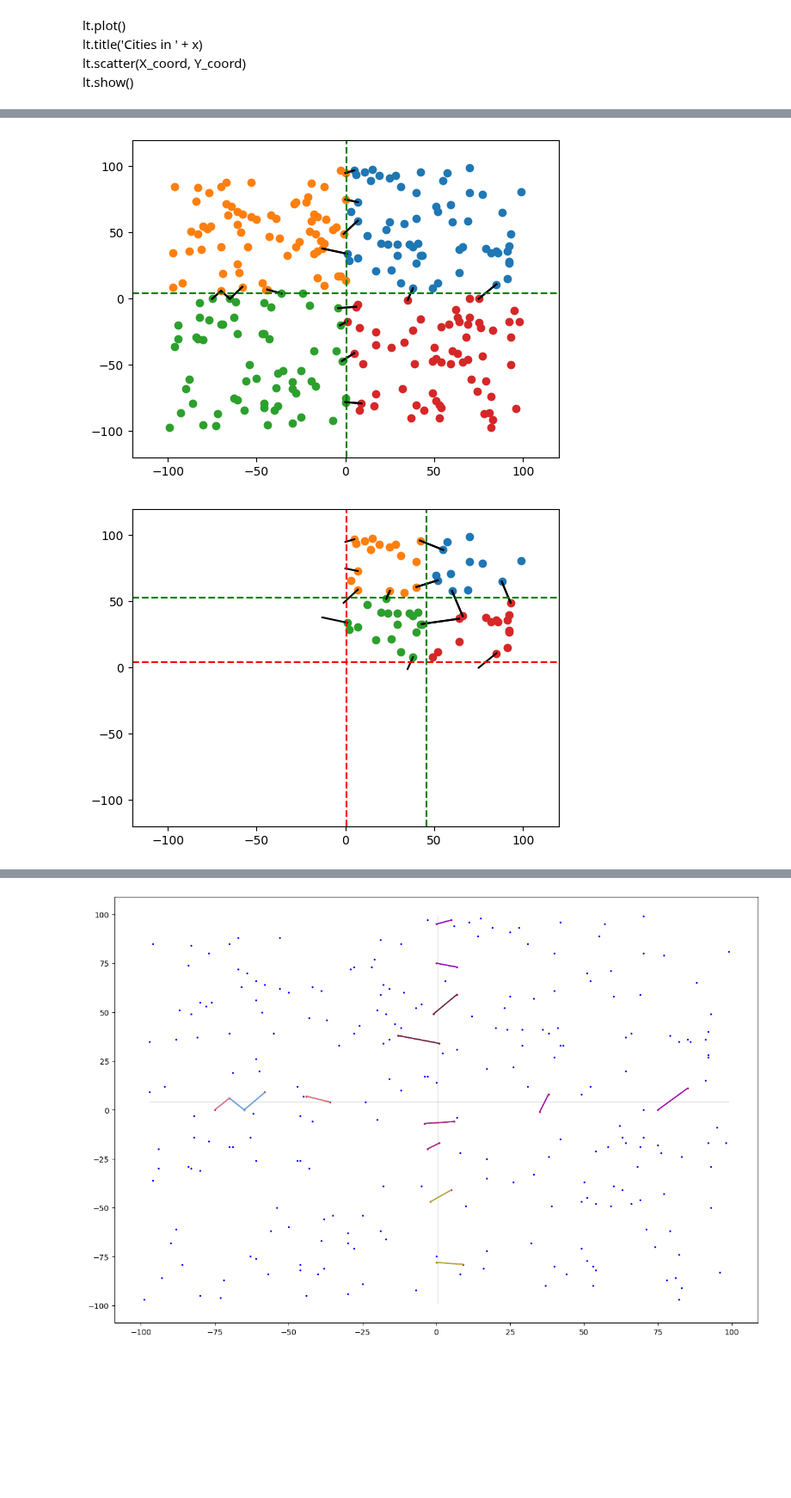
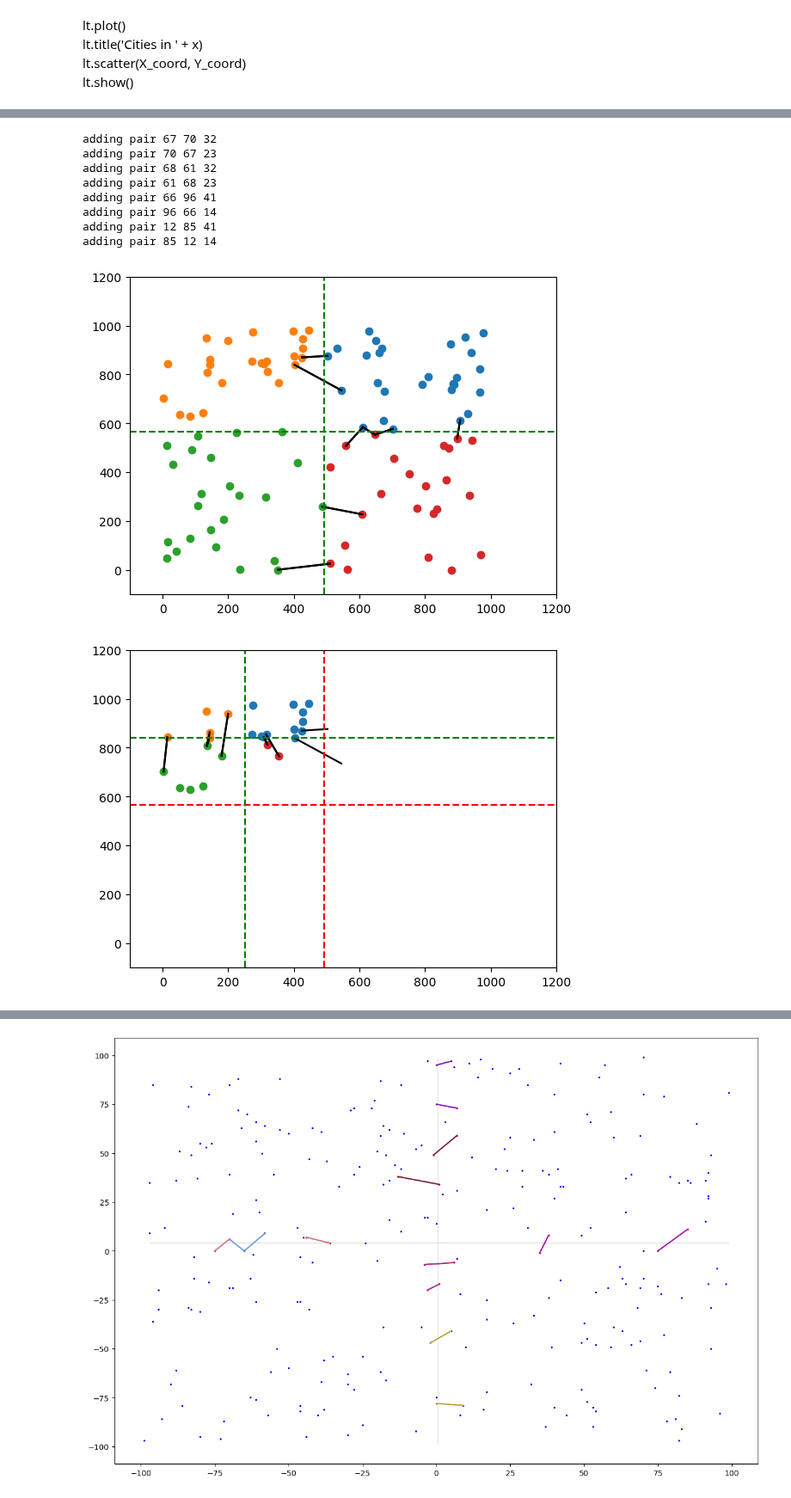
Before and after one commit to sangmin-yoo/TAXI, a Jupyter notebook: Large-Scale-Ising_graph_partition.ipynb, the cells around one changed output, grey strips where cells are left out. Shown at 86% size. Cells and saved outputs as stored; diff of their text form; code cells hidden in the pictures; blank space fills up the shorter version.

```diff
--- a/Large-Scale-Ising_graph_partition.ipynb
+++ b/Large-Scale-Ising_graph_partition.ipynb
@@ -72,7 +72,7 @@ dict_keys(['pr439', 'pla7397', 'gr96', 'rd100', 'rl5934', 'pcb442', 'u2319', 'gi
 # %%
 import pyproj as p
 
-x = "gil262"
+x = "rd100"
 
 coord_geo = False
 if coord_geo == True:
@@ -911,7 +893,7 @@ def recurse_graph(global_array, points_info, transit_point_master, transit_info_
     '''
     for i, p in enumerate(points_info):
         if p[1] == False:
-            p_new, _, transit_point_master, transit_info_master, x_mid, y_mid = generate_transit_points(global_array, p[0], transit_point_master, transit_info_master, reference_frame, ising_size)
+            p_new, transit_point_master, transit_info_master, x_mid, y_mid = generate_transit_points(global_array, p[0], transit_point_master, transit_info_master, reference_frame, ising_size)
             '''
             for p_nest in p_new:
 
@@ -940,32 +922,40 @@ def recurse_graph(global_array, points_info, transit_point_master, transit_info_
                 y_lim_2 = y_ref_max
             elif i == 1:
                 x_lim_1 = y_ref
                 x_lim_2 = x_ref_max
                 y_lim_1 = y_ref_min
                 y_lim_2 = x_ref
             elif i == 2:
                 x_lim_1 = x_ref_min
                 x_lim_2 = y_ref
                 y_lim_1 = y_ref_min
                 y_lim_2 = x_ref
             elif i == 3:
                 x_lim_1 = x_ref_min
                 x_lim_2 = y_ref
                 y_lim_1 = x_ref
                 y_lim_2 = y_ref_max
 
 
             partitions.append((x_mid, x_lim_1, x_lim_2, y_mid, y_lim_1, y_lim_2))
             transit_point_master, transit_info_master, partitions = recurse_graph(global_array, p_new, transit_point_master, transit_info_master, partitions, (x_mid, x_lim_1, x_lim_2, y_mid, y_lim_1 ,y_lim_2), ising_size)
     return transit_point_master, transit_info_master, partitions
 
 partitions = []
 transit_point_master = []
 transit_info_master = []
 
 initial_points_info = [(X_Y, False)]
 
 transit_point_master, transit_info_master, partitions = recurse_graph(X_Y, initial_points_info, transit_point_master, transit_info_master, partitions)
 # %% [output]
+adding pair 67 70 32
+adding pair 70 67 23
+adding pair 68 61 32
+adding pair 61 68 23
+adding pair 66 96 41
+adding pair 96 66 14
+adding pair 12 85 41
+adding pair 85 12 14
-[figure, old version]
+[figure, new version]
-[figure, old version]
+[figure, new version]
```
Also changed, not shown: parts of 7 cells of this notebook.
